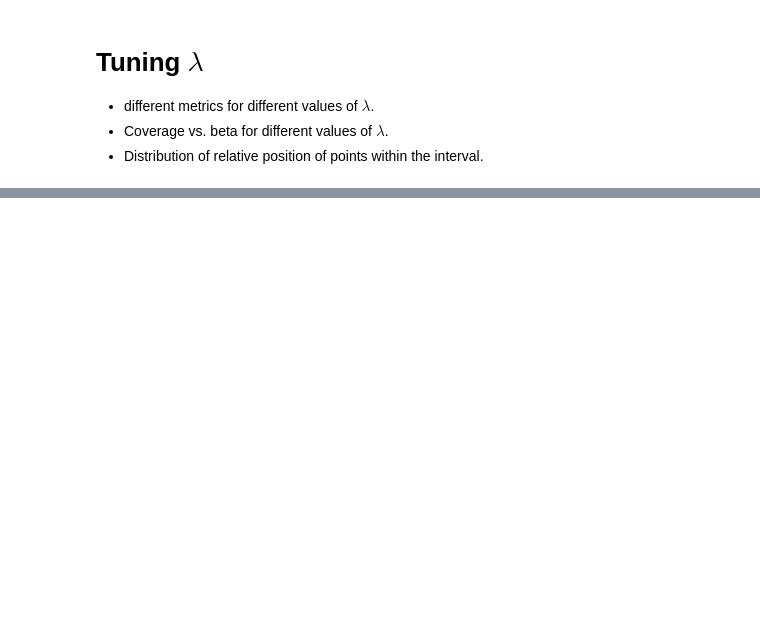
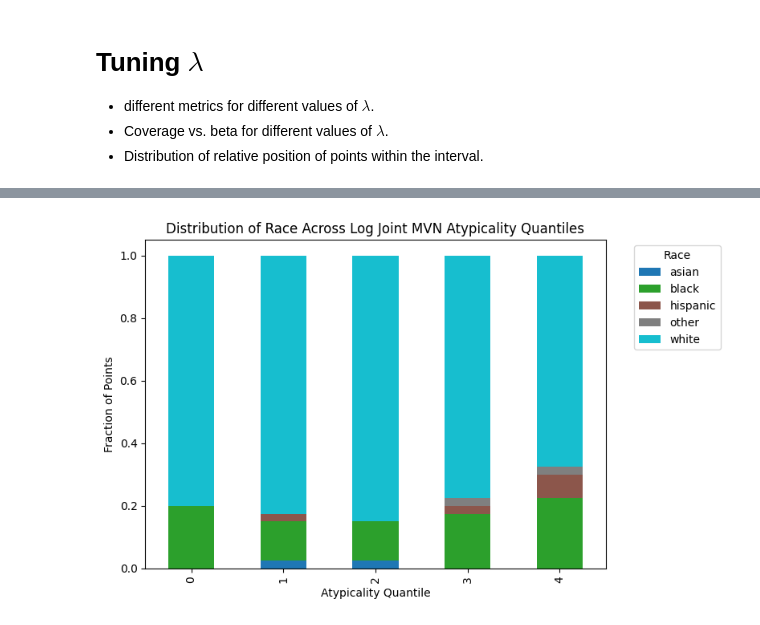
Before and after one commit to audtree/extending-atypicality, a Jupyter notebook: notebooks/proof-of-concept.ipynb, the cells around one changed output, grey strips where cells are left out. Saved outputs shown, nothing was run; the diff lists cells and outputs as text; code cells hidden in the pictures; blank space fills up the shorter version.

```diff
--- a/notebooks/proof-of-concept.ipynb
+++ b/notebooks/proof-of-concept.ipynb
@@ -120,0 +403,13 @@ plot_coverage_across_atypicality_quantile(df=coverage_by_quantile_lambda,
+# %%
+X_test_df = pd.DataFrame(X_test, columns=feature_names)
+race_test_s = pd.Series(race_test, name="race")
+df_test_full = pd.concat(
+    [
+        df.reset_index(drop=True),
+        X_test_df.reset_index(drop=True),
+        race_test_s.reset_index(drop=True),
+    ],
+    axis=1)
+
+df_test_full['covered'] = df_test_full['y_test'].between(
+    df_test_full['y_pred_lower'], df_test_full['y_pred_upper'])
@@ -120,0 +426,17 @@ plot_coverage_across_atypicality_quantile(df=coverage_by_quantile_lambda,
+# %%
+import matplotlib.pyplot as plt
+import pandas as pd
+
+num_quantiles = 5
+df_test_full['quantile'] = pd.qcut(df_test_full['logjointmvn_score'], num_quantiles, labels=False)
+ct = pd.crosstab(df_test_full['quantile'], df_test_full['race'], normalize='index')
+ct.plot(kind='bar', stacked=True, colormap='tab10', figsize=(8,5))
+
+plt.xlabel('Atypicality Quantile')
+plt.ylabel('Fraction of Points')
+plt.title('Distribution of Race Across Log Joint MVN Atypicality Quantiles')
+plt.legend(title='Race', bbox_to_anchor=(1.05, 1), loc='upper left')
+plt.tight_layout()
+plt.show()
+# %% [output]
+[figure, added]
```
Also changed, not shown: parts of 17 cells of this notebook, 3 other files.
